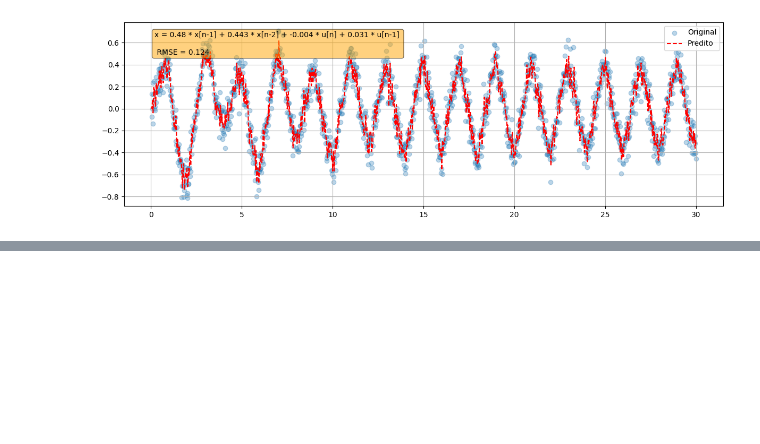
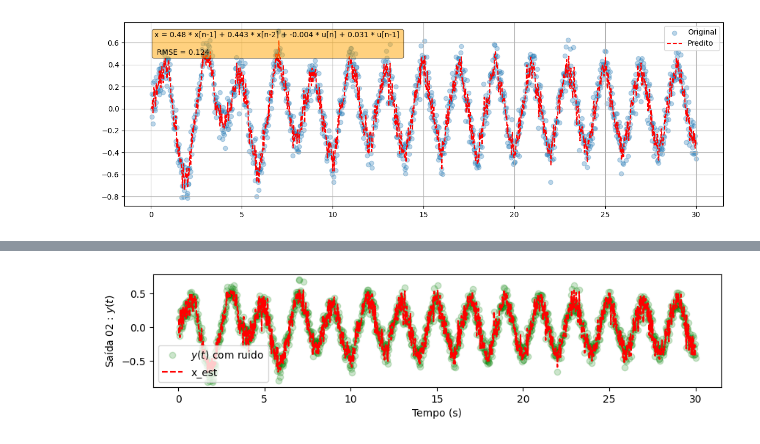
Before and after one commit to EnzoFSouza/computacao_numerica, a Jupyter notebook: Projeto_01_U2.ipynb, the cells around one changed output, grey strips where cells are left out. Drawn from its saved outputs; the diff is of its cells as text; code cells hidden in the pictures; blank space fills up the shorter version.

```diff
--- a/Projeto_01_U2.ipynb
+++ b/Projeto_01_U2.ipynb
@@ -157,0 +176,18 @@ plt.show()
+# %%
+#Ajustando para y
+c = np.linspace(t[0], t[-1], 4)
+s2 = 4
+
+phi_x = np.exp(-((x[:, None] - c[None, :]) ** 2) / (2 * s2 * 2))
+
+w2 = la.pinv(phi_x) @ x #para saida 2
+x_est = phi_x @ w2
+plt.figure(figsize=(10, 2))
+plt.plot(t, x, 'og', alpha=0.2, label='$y(t)$ com ruido')
+plt.plot(t, x_est, 'r--', label = "x_est")
+plt.xlabel('Tempo (s)')
+plt.ylabel('Saída 02 : $y(t)$')
+plt.legend()
+plt.show()
+# %% [output]
+[figure, added]
```
Also changed, not shown: parts of 2 cells of this notebook.
